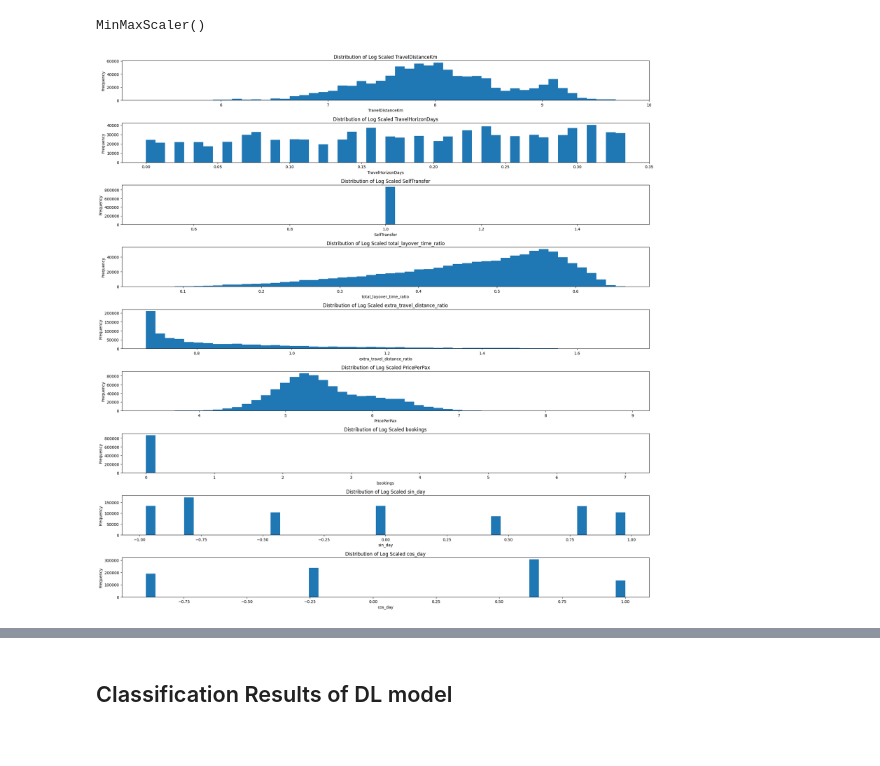
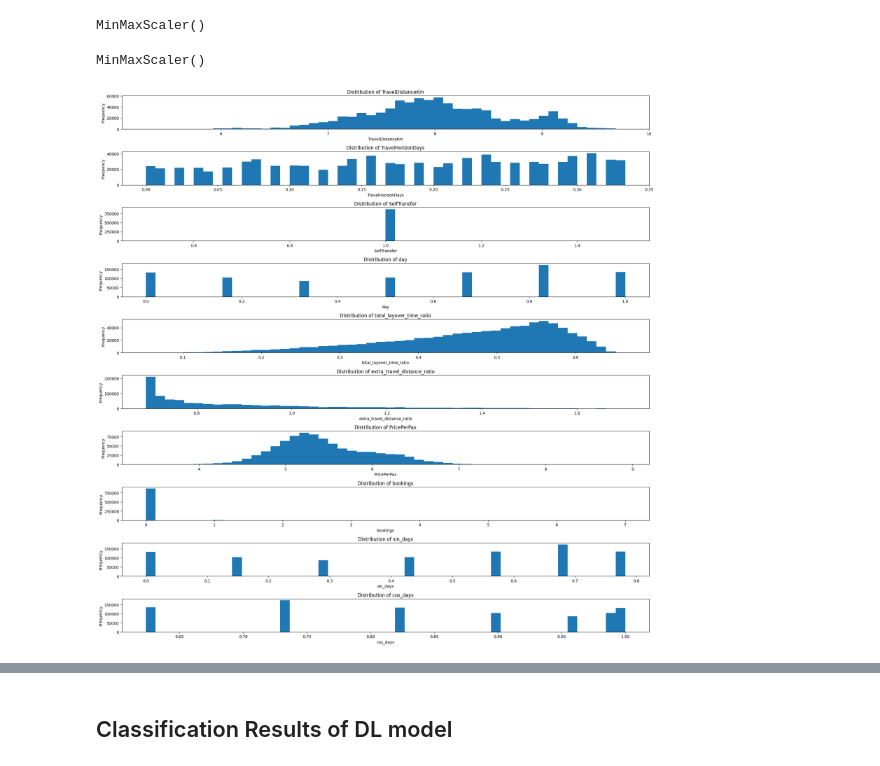
Before and after one commit to LaGenace/OptiFlyAi, a Jupyter notebook: Notebooks/AD_clean_notebook.ipynb, the cells around one changed output, grey strips where cells are left out. Cells and saved outputs as stored; diff of their text form; code cells hidden in the pictures.

```diff
--- a/Notebooks/AD_clean_notebook.ipynb
+++ b/Notebooks/AD_clean_notebook.ipynb
@@ -239,8 +276,3 @@ plt.show()
-# %%
-# Cyclical encoding
-dohop_test['sin_day'] = np.sin(2 * np.pi * dohop_test['dayofweek'] / 7)
-dohop_test['cos_day'] = np.cos(2 * np.pi * dohop_test['dayofweek'] / 7)
-dohop_test.drop(columns=['dayofweek'], inplace=True)
 # %%
 
 # Apply the transformation in a loop
@@ -253,22 +285,35 @@ dohop_scaler
 MinMaxScaler()
 # %%
 dohop_test["TravelHorizonDays"] = dohop_scaler.transform(dohop_test["TravelHorizonDays"].values.reshape(-1, 1))
+# %%
+dohop_scaler_day = prescalars.minmax_scaler["day"]
+dohop_scaler_day
+# %% [output]
+MinMaxScaler()
+# %%
+dohop_test["day"] = dohop_scaler_day.transform(dohop_test["day"].values.reshape(-1,1))
+# %%
+# Convert to cyclical features
+dohop_test["sin_days"] = np.sin(2 * np.pi * dohop_test["day"] / 7)
+dohop_test["cos_days"] = np.cos(2 * np.pi * dohop_test["day"] / 7)
 # %%
+numeric_dohop_test = dohop_test.select_dtypes(include=[np.number])
+
 # Set a larger figure size for readability
 plt.figure(figsize=(20, 20))
 
 # Iterate over the columns and create a subplot for each
-for i, heading in enumerate(dohop_test.columns):
-    plt.subplot(len(model_data.columns), 1, i+1)
-    dohop_test[heading].plot.hist(bins=50)
-    plt.title(f'Distribution of Log Scaled {heading}')
+for i, heading in enumerate(numeric_dohop_test.columns):
+    plt.subplot(len(numeric_dohop_test.columns), 1, i+1)
+    numeric_dohop_test[heading].plot.hist(bins=50)
+    plt.title(f'Distribution of {heading}')
     plt.xlabel(heading)
     plt.ylabel('Frequency')
 
 # Adjust layout to prevent overlap
 plt.tight_layout()
 plt.show()
 # %% [output]
-[figure, old version]
+[figure, new version]
 # %%
 bookings_column =   dohop_test["bookings"].copy()
```
Also changed, not shown: parts of 49 cells of this notebook, 1 other file.
